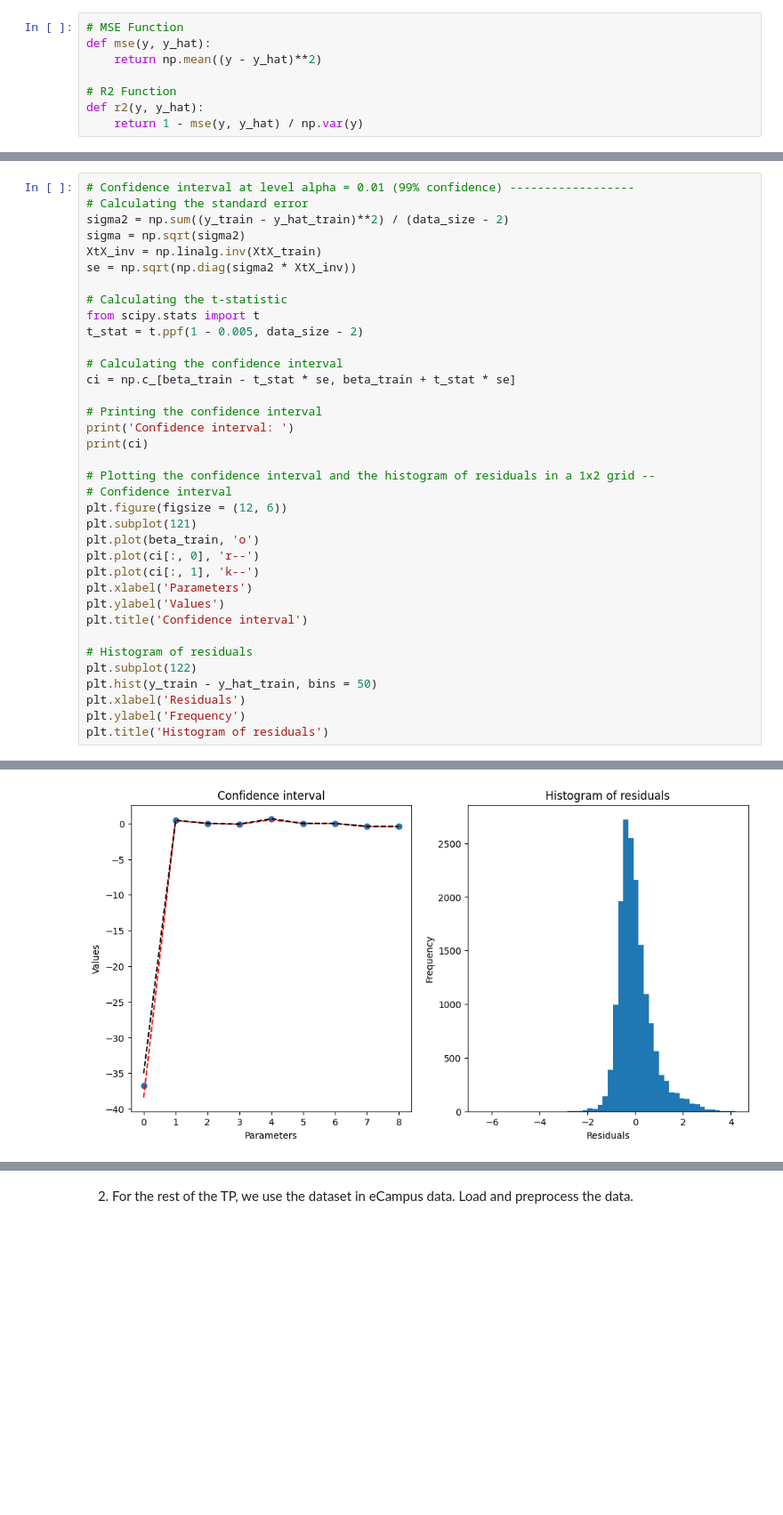
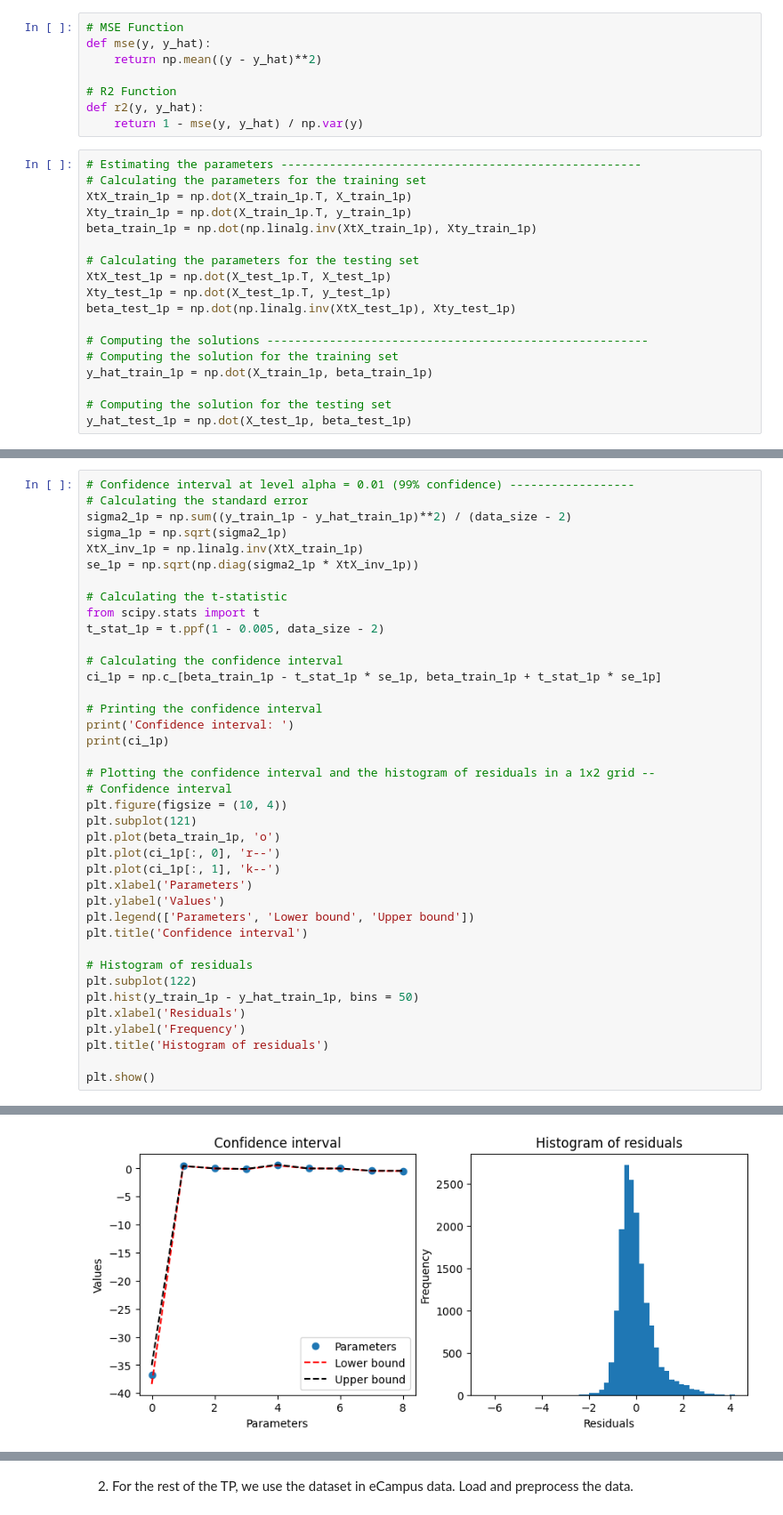
Before and after one commit to dftorresro/SDTSIA---2nd-TP-Linear-regression-, a Jupyter notebook: TP2_Linear_regression.ipynb, the cells around one changed output, grey strips where cells are left out. Shown at 89% size. Cells and saved outputs as stored; diff of their text form; blank space fills up the shorter version.

```diff
--- a/TP2_Linear_regression.ipynb
+++ b/TP2_Linear_regression.ipynb
@@ -77,6 +61,24 @@ def mse(y, y_hat):
 # R2 Function
 def r2(y, y_hat):
     return 1 - mse(y, y_hat) / np.var(y)
+# %%
+# Estimating the parameters ----------------------------------------------------
+# Calculating the parameters for the training set
+XtX_train_1p = np.dot(X_train_1p.T, X_train_1p)
+Xty_train_1p = np.dot(X_train_1p.T, y_train_1p)
+beta_train_1p = np.dot(np.linalg.inv(XtX_train_1p), Xty_train_1p)
+
+# Calculating the parameters for the testing set
+XtX_test_1p = np.dot(X_test_1p.T, X_test_1p)
+Xty_test_1p = np.dot(X_test_1p.T, y_test_1p)
+beta_test_1p = np.dot(np.linalg.inv(XtX_test_1p), Xty_test_1p)
+
+# Computing the solutions -------------------------------------------------------
+# Computing the solution for the training set
+y_hat_train_1p = np.dot(X_train_1p, beta_train_1p)
+
+# Computing the solution for the testing set
+y_hat_test_1p = np.dot(X_test_1p, beta_test_1p)
 # %%
 # Comparing the training set with the sklearn library -------------------------
 print('Training set: --------------------------')
@@ -124,39 +129,42 @@ R2 difference:  0.0
 # %%
 # Confidence interval at level alpha = 0.01 (99% confidence) ------------------
 # Calculating the standard error
-sigma2 = np.sum((y_train - y_hat_train)**2) / (data_size - 2)
-sigma = np.sqrt(sigma2)
-XtX_inv = np.linalg.inv(XtX_train)
-se = np.sqrt(np.diag(sigma2 * XtX_inv))
+sigma2_1p = np.sum((y_train_1p - y_hat_train_1p)**2) / (data_size - 2)
+sigma_1p = np.sqrt(sigma2_1p)
+XtX_inv_1p = np.linalg.inv(XtX_train_1p)
+se_1p = np.sqrt(np.diag(sigma2_1p * XtX_inv_1p))
 
 # Calculating the t-statistic
 from scipy.stats import t
-t_stat = t.ppf(1 - 0.005, data_size - 2)
+t_stat_1p = t.ppf(1 - 0.005, data_size - 2)
 
 # Calculating the confidence interval
-ci = np.c_[beta_train - t_stat * se, beta_train + t_stat * se]
+ci_1p = np.c_[beta_train_1p - t_stat_1p * se_1p, beta_train_1p + t_stat_1p * se_1p]
 
 # Printing the confidence interval
 print('Confidence interval: ')
-print(ci)
+print(ci_1p)
 
 # Plotting the confidence interval and the histogram of residuals in a 1x2 grid --
 # Confidence interval
-plt.figure(figsize = (12, 6))
+plt.figure(figsize = (10, 4))
 plt.subplot(121)
-plt.plot(beta_train, 'o')
-plt.plot(ci[:, 0], 'r--')
-plt.plot(ci[:, 1], 'k--')
+plt.plot(beta_train_1p, 'o')
+plt.plot(ci_1p[:, 0], 'r--')
+plt.plot(ci_1p[:, 1], 'k--')
 plt.xlabel('Parameters')
 plt.ylabel('Values')
+plt.legend(['Parameters', 'Lower bound', 'Upper bound'])
 plt.title('Confidence interval')
 
 # Histogram of residuals
 plt.subplot(122)
-plt.hist(y_train - y_hat_train, bins = 50)
+plt.hist(y_train_1p - y_hat_train_1p, bins = 50)
 plt.xlabel('Residuals')
 plt.ylabel('Frequency')
 plt.title('Histogram of residuals')
+
+plt.show()
 # %% [output]
 Confidence interval:
 [[-3.83939503e+01 -3.50255003e+01]
@@ -172,2 +179,2 @@ Text(0.5, 1.0, 'Histogram of residuals')
-[figure, old version]
+[figure, new version]
 # %%
```
Also changed, not shown: parts of 26 cells of this notebook.
